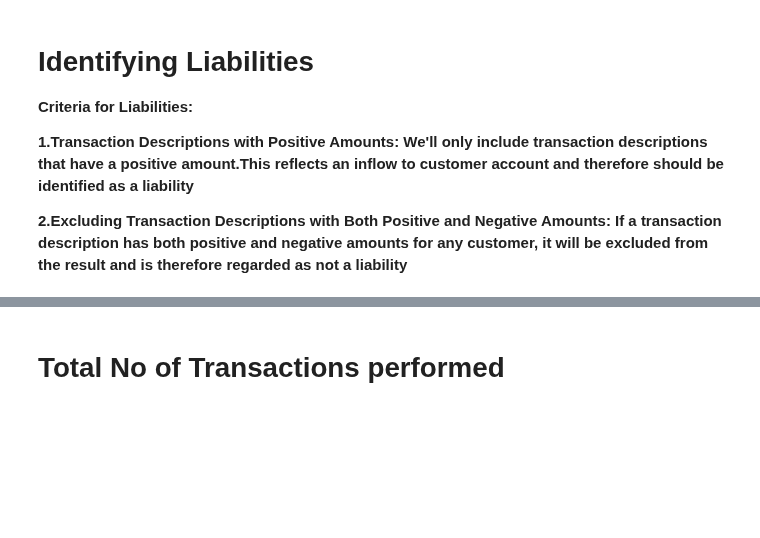
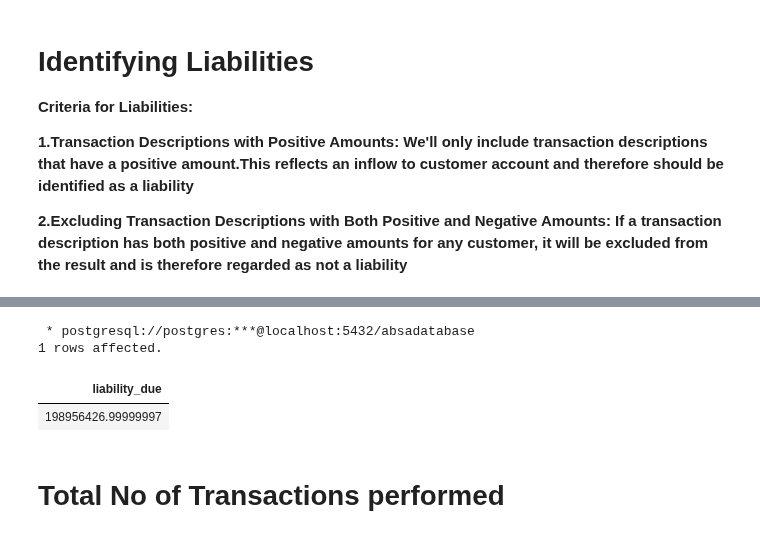
Before and after one commit to The-DigitalAcademy/EXPLORING-ABSA-DATASETS, a Jupyter notebook: Liability.ipynb, the cells around one changed output, grey strips where cells are left out. Saved outputs shown, nothing was run; the diff lists cells and outputs as text; code cells hidden in the pictures; blank space fills up the shorter version.

```diff
--- a/Liability.ipynb
+++ b/Liability.ipynb
@@ -250,3 +215,72 @@ LIMIT 10;
+# %%
+%%sql
+SELECT
+sum(amt) AS liability_due
+FROM
+    transactiondata
+WHERE
+    transaction_description IN (
+    'ACB CREDIT',
+    'ACB DEBIT REVERSAL',
+    'ACB EXT DISP ONLNE',
+    'ACB INT DISP BRNCH',
+    'ACB INT DISP ONLNE',
+    'ACT PAYMENT FROM',
+    'AIRTIME DEBIT COR',
+    'ATM PAYMENT FR',
+    'BAD DEBT W/OFF',
+    'BILLS NEGOTIATED',
+       'CAN CASHSEND ATM',
+       'CAN CASHSEND IB',
+       'CAN CASHSEND MB',
+       'CARDLESS CASH DEP',
+       'CARDLESS NOTE DEP',
+       'CASH ACCEPTOR DEP',
+        'CASH DEP BRANCH',
+        'CLOSE CASH DEP',
+         'CR BAL REBATE',
+         'CREDIT TRANSFER',
+         'DC TRACK EXT DISP',
+         'DC TRACK INT DISP',
+          'DC TRK EXT DSP ONL',
+          'DC TRK INT DSP ONL',
+          'DC UNPAID',
+          'DIGITAL PAYMENT CR',
+           'DIGITAL TRANSF CR',
+           'DO EXT DISP BRANCH',
+           'DO EXT DISP ONLNE',
+           'DO INT DISP ONLNE',
+           'EXTERNAL CREDIT',
+           'IBANK PAYMENT FROM',
+            'IMMEDIATE TRF CR',
+            'INVESTMENT CAPITAL',
+             'INVESTMNT INTEREST',
+              'JOURNAL CR C/OPS',
+               'JOURNAL CREDIT',
+               'LOTTO WINNINGS',
+            'MOBILE PAYMENT CR',
+             'MOBILE TRANSFER CR',
+              'NAEDO DO UNPD',
+              'NAEDO TRAC DSP ONL',
+               'NAEDO TRCK DO DISP',
+               'NOTE DEPOSIT',
+                'NPF CREDIT',
+                'OCT OCARD CREDIT',
+                 'OPENED-FROM SAV',
+                 'POS CARD REFUND',
+                 'POS FRAUD RED FIID',
+                 'POS O/SEA REFUND',
+                 'POS REFUND PUR',
+    'PREPAID DEBIT COR',
+    'PREPAID DEBITÂ  COR',
+    'STOP ORDER FR'
+)
+LIMIT 10;
+# %% [output]
+ * postgresql://postgres:***@localhost:5432/absadatabase
+1 rows affected.
+| liability_due |
+| 198956426.99999997 |
 # %% [markdown]
 # Total No of Transactions performed
 # %%
```
Also changed, not shown: parts of 2 cells of this notebook.
